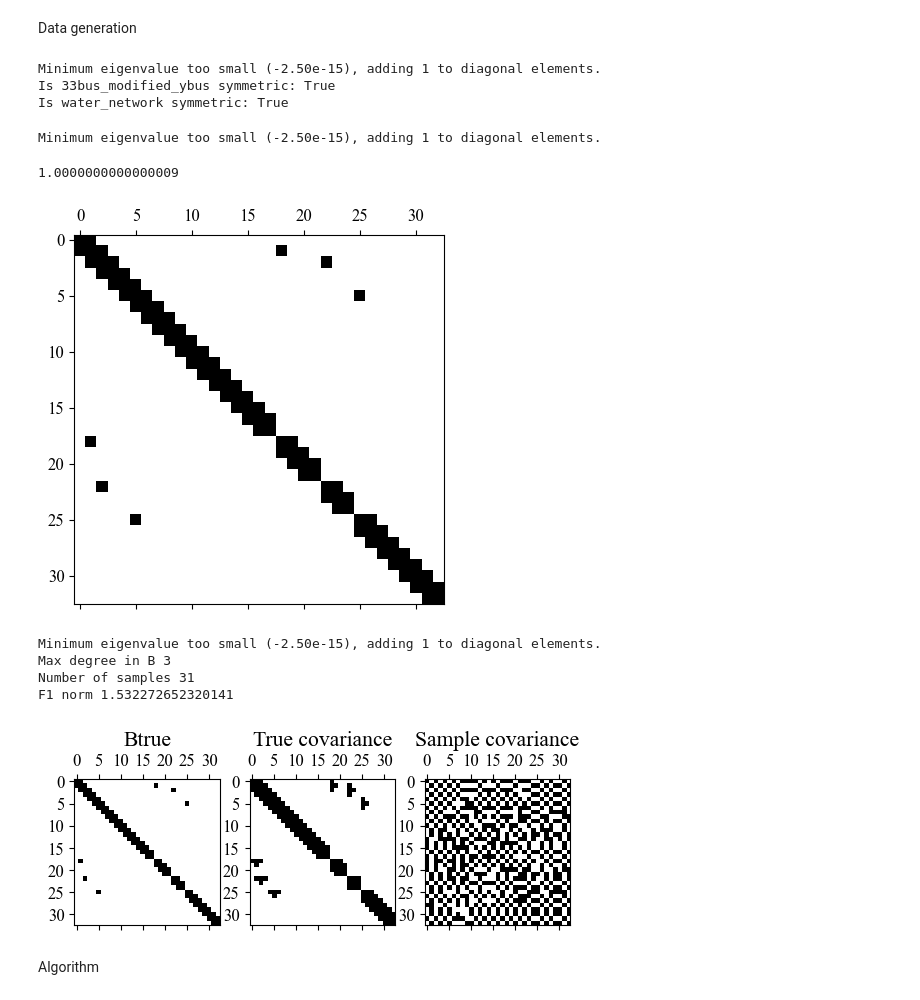
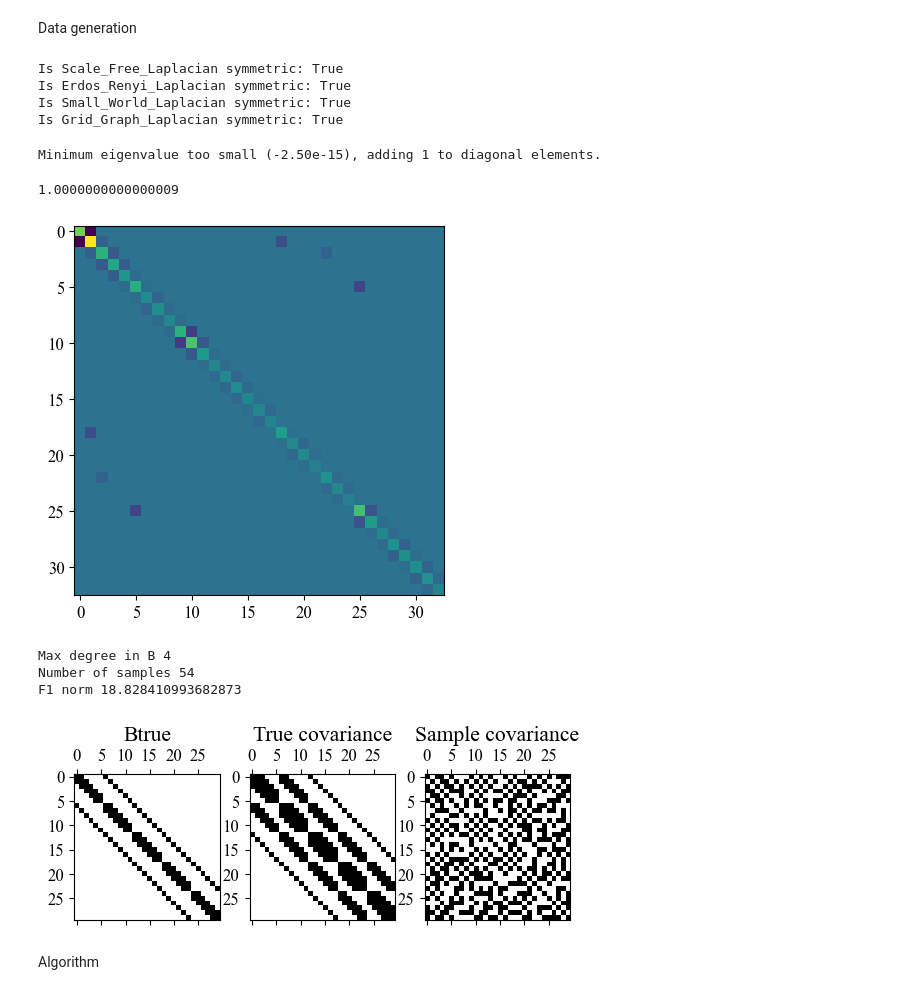
Before and after one commit to rohithmada00/NARE_graphical_IID, a Jupyter notebook: NARE_Graphical_IID.ipynb, the cells around one changed output. Drawn from its saved outputs; the diff is of its cells as text; code cells hidden in the pictures.

Commit message:
[ADD] - symmetric NARE

```diff
--- a/NARE_Graphical_IID.ipynb
+++ b/NARE_Graphical_IID.ipynb
@@ -15,10 +15,10 @@ class MatrixType(Enum):
     """
     Enum representing different available matrices in the data directory
     """
-    # SCALE_FREE = "Scale_Free_Laplacian"
-    # ERDOS_RENYI = "Erdos_Renyi_Laplacian"
-    # SMALL_WORLD = "Small_World_Laplacian"
-    # GRID_GRAPH = "Grid_Graph_Laplacian"
+    SCALE_FREE = "Scale_Free_Laplacian"
+    ERDOS_RENYI = "Erdos_Renyi_Laplacian"
+    SMALL_WORLD = "Small_World_Laplacian"
+    GRID_GRAPH = "Grid_Graph_Laplacian"
     BUS_33_MODIFIED = "33bus_modified_ybus"
     WATER_NETWORK = "water_network"
 # %%
@@ -49,18 +49,19 @@ for matrix_type in MatrixType:
     B = load_B(matrix_type)
     print(f'Is {matrix_type.value} symmetric: {la.issymmetric(B)}')
 # %% [output]
-Minimum eigenvalue too small (-2.50e-15), adding 1 to diagonal elements.
-Is 33bus_modified_ybus symmetric: True
-Is water_network symmetric: True
+Is Scale_Free_Laplacian symmetric: True
+Is Erdos_Renyi_Laplacian symmetric: True
+Is Small_World_Laplacian symmetric: True
+Is Grid_Graph_Laplacian symmetric: True
 # %%
 Btrue = load_B(matrix_type=MatrixType.BUS_33_MODIFIED)
-plt.spy(Btrue)
+plt.imshow(Btrue)
 # generate_sparse_covariance(load_B(matrix_type=MatrixType.BUS_33_MODIFIED))
 np.min(np.linalg.eigvals(Btrue))
 # %% [output]
 Minimum eigenvalue too small (-2.50e-15), adding 1 to diagonal elements.
 1.0000000000000009
-[figure, old version]
+[figure, new version]
 # %%
 def generate_sparse_covariance(B, sample_scaling=1.0):
     """
@@ -104,7 +105,7 @@ def generate_sparse_covariance(B, sample_scaling=1.0):
 
     return S, N
 # %%
-B = load_B(MatrixType.BUS_33_MODIFIED)
+B = load_B(MatrixType.GRID_GRAPH)
 S, N = generate_sparse_covariance(B, sample_scaling=1)
 plt.subplot(1,3, 1)
 plt.spy(B)
@@ -118,11 +119,10 @@ plt.title("Sample covariance")
 print("Number of samples", N)
 print("F1 norm", np.linalg.norm(np.linalg.inv(B@B)-S, ord="fro"))
 # %% [output]
-Minimum eigenvalue too small (-2.50e-15), adding 1 to diagonal elements.
-Max degree in B 3
-Number of samples 31
-F1 norm 1.532272652320141
+Max degree in B 4
+Number of samples 54
+F1 norm 18.828410993682873
-[figure, old version]
+[figure, new version]
 # %% [markdown]
 Algorithm
 # %%
```
Also changed, not shown: parts of 9 cells of this notebook, 24 other files.
